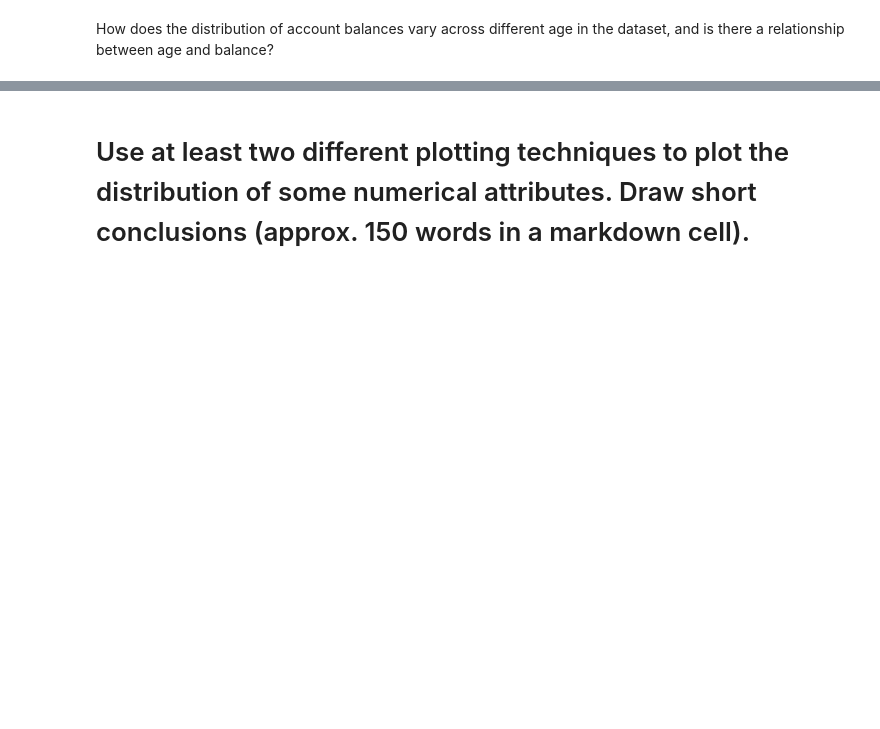
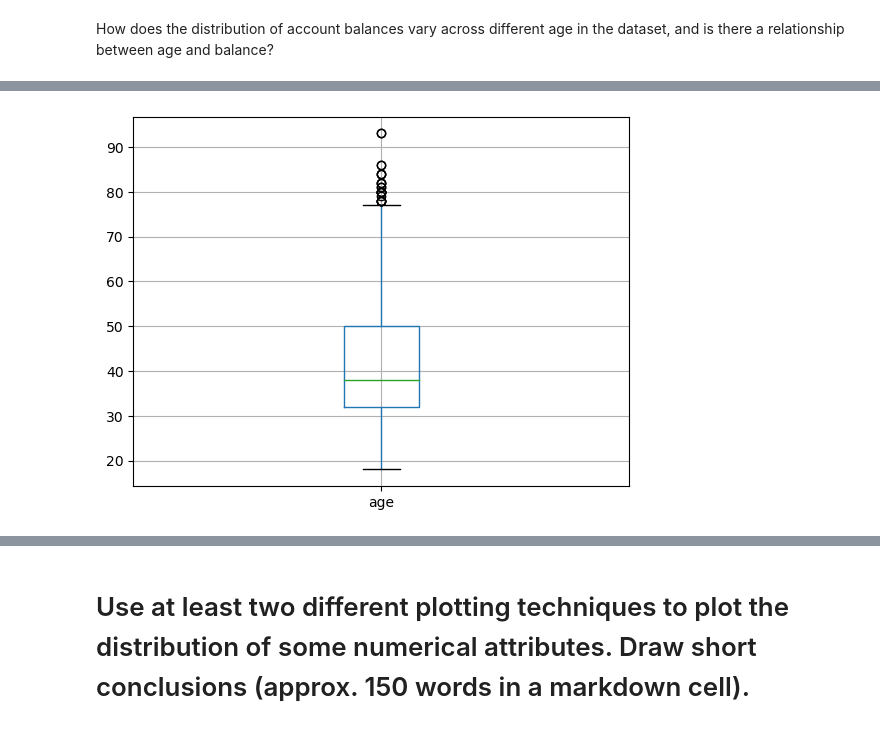
Before and after one commit to jayjunlee10/-CS5062---DATA-ANALYTICS-Etivity1, a Jupyter notebook: Jay-DatA-Week8_9.ipynb, the cells around one changed output, grey strips where cells are left out. Saved outputs shown, nothing was run; the diff lists cells and outputs as text; code cells hidden in the pictures; blank space fills up the shorter version.

```diff
--- a/Jay-DatA-Week8_9.ipynb
+++ b/Jay-DatA-Week8_9.ipynb
@@ -111,0 +171,5 @@ yes    1000         0.5
+# %%
+df.boxplot(column='age')
+plt.show()
+# %% [output]
+[figure, added]
```
Also changed, not shown: parts of 42 cells of this notebook.
